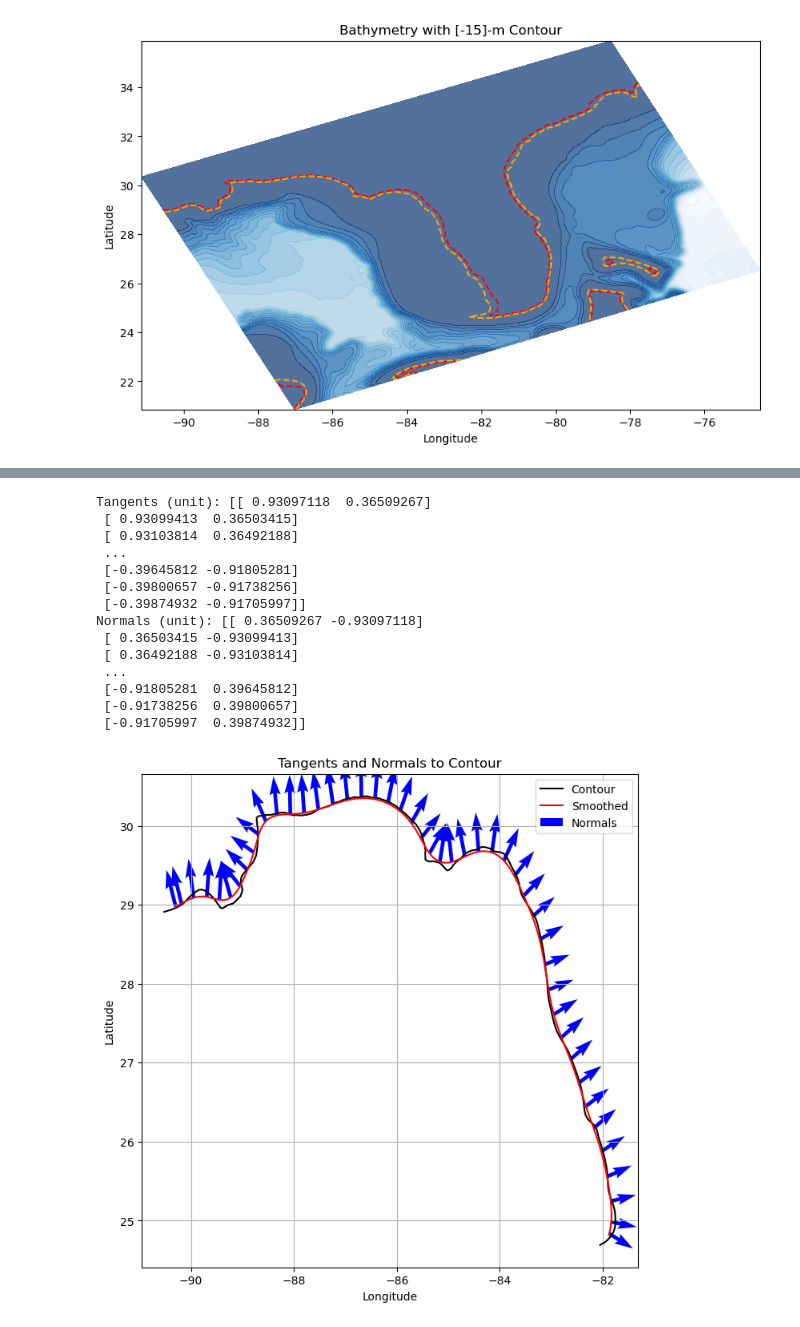
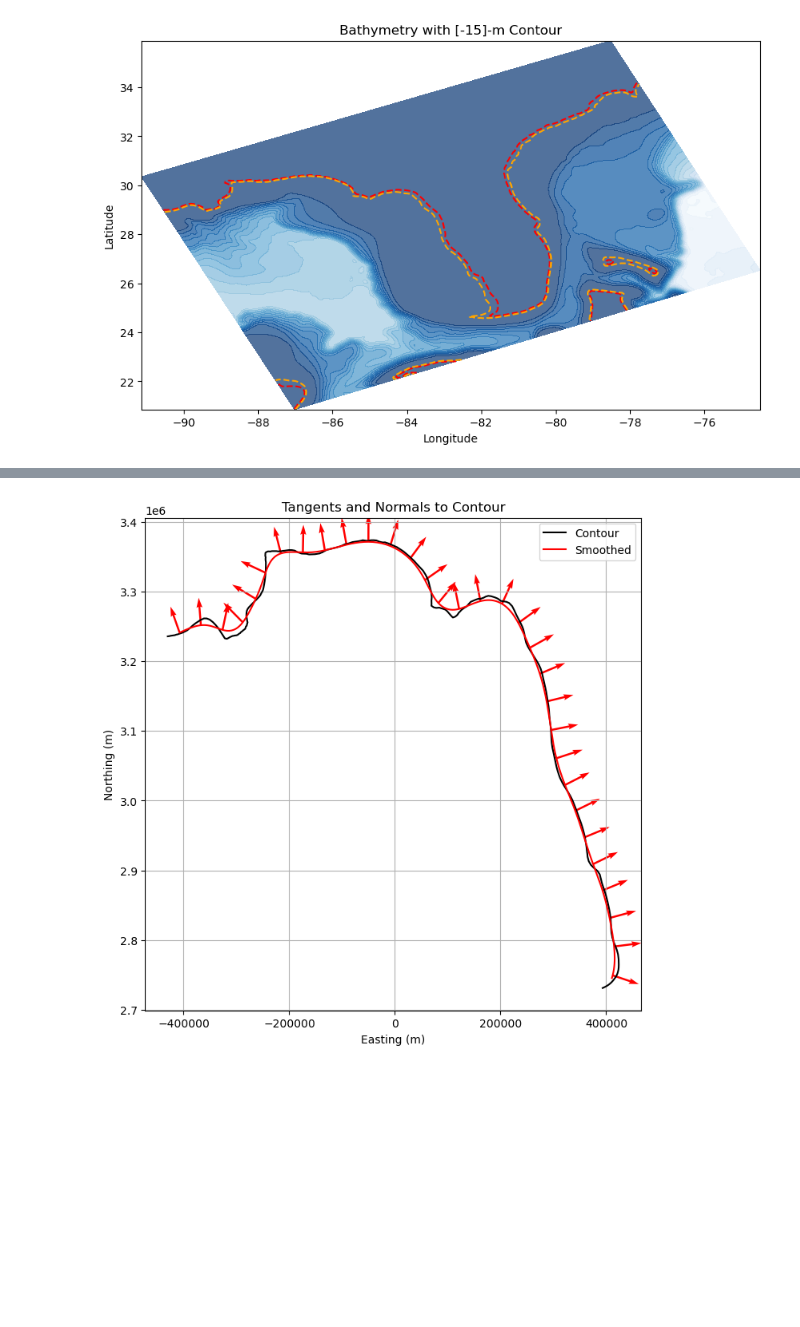
Before and after one commit to csherwood-usgs/NOPP_comparison, a Jupyter notebook: find_contour.ipynb, the cells around one changed output, grey strips where cells are left out. Saved outputs shown, nothing was run; the diff lists cells and outputs as text; code cells hidden in the pictures; blank space fills up the shorter version.

Commit message:
new contour with UTM and splines

```diff
--- a/find_contour.ipynb
+++ b/find_contour.ipynb
@@ -116,0 +74,11 @@ Gaps:  [[ 138]
+# %%
+# Plot the depth and  contour
+contour_level = [-15 ]
+plt.figure(figsize=(10, 6))
+plt.contourf(xm, ym, -h, levels=20, cmap='Blues', alpha=0.7)
+_ = plt.contour(xm, ym, -h, levels=[-10], colors='red')
+contour = plt.contour(xm, ym, -h, levels=[-15], colors='orange')
+#plt.colorbar(label="Depth (m)")
+plt.title(f"Bathymetry with {contour_level}-m Contour")
+plt.xlabel("Longitude")
+plt.ylabel("Latitude")
@@ -117,61 +137,32 @@ Gaps:  [[ 138]
 # %%
-# contour15 is 2d array of longitude, latitudes defining 15-m contour
-# Apply Gaussian smoothing to the coordinates
-sigma = 20  # Smoothing parameter (higher = smoother)
-contour15s = np.column_stack((
-    gaussian_filter1d(contour15[:, 0], sigma=sigma),  # Smooth longitude
-    gaussian_filter1d(contour15[:, 1], sigma=sigma)   # Smooth latitude
-))
-
 # Compute tangents
-tangents = np.gradient(contour15s, axis=0)  # Forward/backward difference for each point
+tangents = np.gradient(contour15sp, axis=0)  # Forward/backward difference for each point
 
 # Normalize tangents
 tangents_norm = np.linalg.norm(tangents, axis=1, keepdims=True)
 tangents_unit = tangents / tangents_norm
 
 # Compute normals
 normals = np.zeros_like(tangents)
 normals[:, 0] = tangents_unit[:, 1]  # ty -> nx (swap and change sign)
 normals[:, 1] = -tangents_unit[:, 0] # -tx -> ny
 
-# Tangents and normals are now arrays of shape (N, 2)
-print("Tangents (unit):", tangents_unit)
-print("Normals (unit):", normals)
-
 # Visualize tangents and normals
 plt.figure(figsize=(8, 8))
-plt.plot(contour15[:, 0], contour15[:, 1], 'k-', label='Contour')  # Longitude vs Latitude
-plt.plot(contour15s[:, 0], contour15s[:, 1], 'r-', label='Smoothed')  # Longitude vs Latitude
-# Plot the tangents
-# plt.quiver(
-#     contour15s[:, 0], contour15s[:, 1], tangents_unit[:, 0], tangents_unit[:, 1],
-#     color='r', angles='xy', scale_units='xy', scale=0.1, label='Tangents'
-# )
-# Plot the normals, flip the normals by changing signs, plot every 20th
+plt.plot(contour15[:, 0], contour15[:, 1], 'k-', label='Contour')
+plt.plot(contour15sp[:, 0], contour15sp[:, 1], 'r-', label='Smoothed')
+
+# Plot the normals, flip the normals by changing signs, plot every skip
+skip = 10
 plt.quiver(
-    contour15s[::20, 0], contour15s[::20, 1], -normals[::20, 0], -normals[::20, 1],
-    color='b', angles='xy', scale_units='xy', scale=2, label='Normals'
-)
-plt.xlabel('Longitude')
-plt.ylabel('Latitude')
+    contour15sp[::skip, 0], contour15sp[::skip, 1], -normals[::skip, 0], -normals[::skip, 1],
+    color = 'r', width = .004)
+#    color='b', angles='xy', scale_units='xy', scale=2, width=.002, label='Normals')
+plt.ylabel('Northing (m)')
+plt.xlabel('Easting (m)')
 plt.legend()
 plt.title('Tangents and Normals to Contour')
 plt.grid()
 plt.show()
 # %% [output]
-Tangents (unit): [[ 0.93097118  0.36509267]
- [ 0.93099413  0.36503415]
- [ 0.93103814  0.36492188]
- ...
- [-0.39645812 -0.91805281]
- [-0.39800657 -0.91738256]
- [-0.39874932 -0.91705997]]
-Normals (unit): [[ 0.36509267 -0.93097118]
- [ 0.36503415 -0.93099413]
- [ 0.36492188 -0.93103814]
- ...
- [-0.91805281  0.39645812]
- [-0.91738256  0.39800657]
- [-0.91705997  0.39874932]]
-[figure, old version]
+[figure, new version]
```
Also changed, not shown: parts of 11 cells of this notebook, 2 other files.
